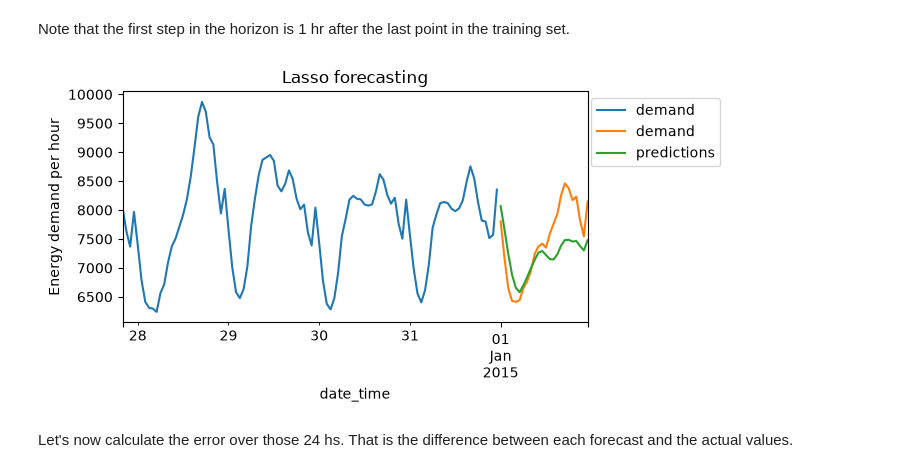
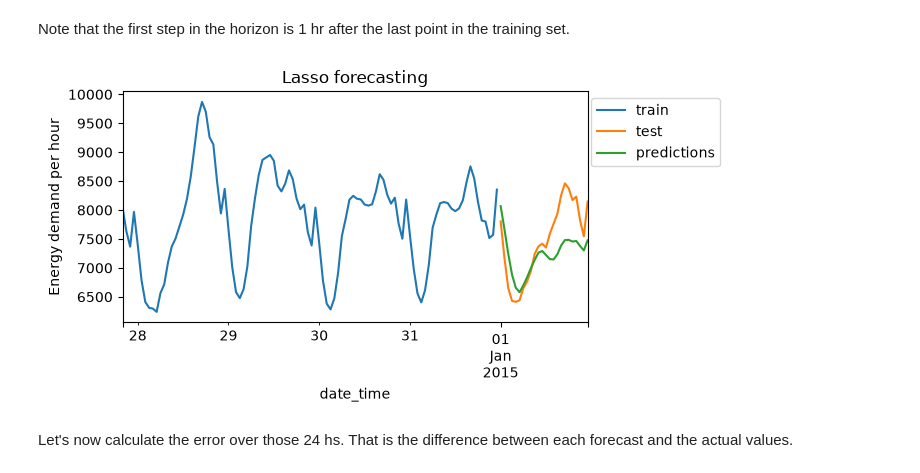
Before and after one commit to trainindata/forecasting-with-machine-learning, a Jupyter notebook: 02-multistep-forecasting/01-recursive-forecasting.ipynb, the cells around one changed output. Cells and saved outputs as stored; diff of their text form; code cells hidden in the pictures.

```diff
--- a/02-multistep-forecasting/01-recursive-forecasting.ipynb
+++ b/02-multistep-forecasting/01-recursive-forecasting.ipynb
@@ -193,15 +190,15 @@ Note that the first step in the horizon is 1 hr after the last point in the trai
 # %%
 # Plot the forecast vs the actual
 
 fig, ax = plt.subplots(figsize=(6, 3))
-X_train.tail(100).plot(ax=ax, label='train')
-X_test.head(24).plot(ax=ax, label='train')
+X_train.tail(100)["demand"].plot(ax=ax, label='train')
+X_test.head(24)["demand"].plot(ax=ax, label='test')
 predictions.plot(ax=ax, label='predictions')
 plt.title("Lasso forecasting")
 plt.ylabel('Energy demand per hour')
 ax.legend(bbox_to_anchor=(1.3, 1.0));
 # %% [output]
-[figure, old version]
+[figure, new version]
 # %% [markdown]
 Let's now calculate the error over those 24 hs. That is the difference between each forecast and the actual values.
 # %%
```
Also changed, not shown: parts of 4 cells of this notebook, 2 other files.
